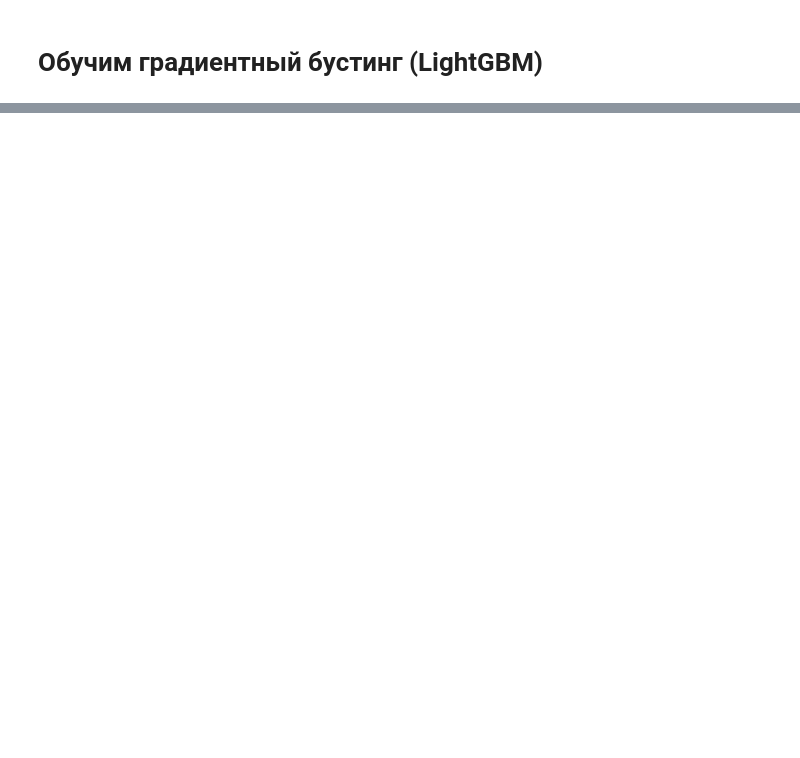
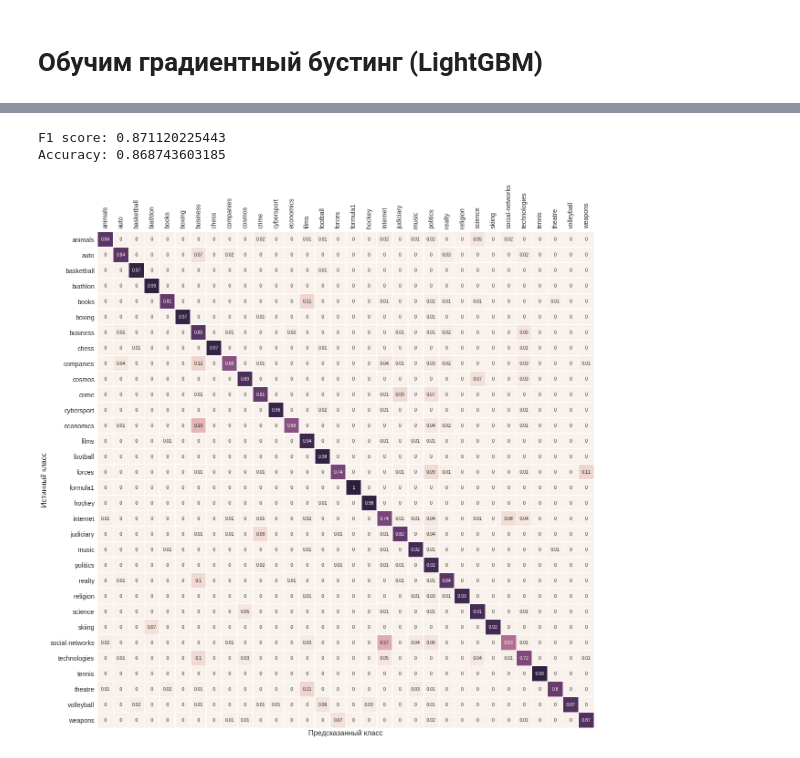
Before and after one commit to yutkin/News-Aggregator, a Jupyter notebook: notebooks/news_classificaiton.ipynb, the cells around one changed output, grey strips where cells are left out. Saved outputs shown, nothing was run; the diff lists cells and outputs as text; code cells hidden in the pictures; blank space fills up the shorter version.

```diff
--- a/notebooks/news_classificaiton.ipynb
+++ b/notebooks/news_classificaiton.ipynb
@@ -413,5 +438,6 @@ batch = create_batch(trainX.text.values, vocabulary)
 bigartm_feats = model.master.transform(batches=[batch])[1]
 top_cols = sorted(saved_top_tokens.keys(), key=lambda x: int(x.split('_')[1]))
 # %%
-# pd.DataFrame(bigartm_feats, columns=top_cols).to_csv('data_bigartm_feats.csv')
-trainX_bigartm = pd.DataFrame(bigartm_feats, columns=top_cols)
+# pd.DataFrame(bigartm_feats, columns=top_cols).to_csv('../data/data_bigartm_feats.csv')
+# trainX_bigartm = pd.DataFrame(bigartm_feats, columns=top_cols)
+trainX_bigartm = pd.read_csv('../data/data_bigartm_feats.csv')
@@ -432,14 +467,14 @@ X_train.shape
 lgb_param = {
     'colsample_bytree': 0.9,
     'is_unbalance': False,
-    'learning_rate': 0.01,
+    'learning_rate': 0.1,
     'max_bin': 255,
     'max_depth': 7,
     'min_child_samples': 10,
     'min_child_weight': 5,
     'min_split_gain': 0,
     'nthread': 4,
-    'num_leaves': 511,
+    'num_leaves': 255,
     'objective': 'multiclass',
     'metric': 'multi_error',
     'is_training_metric': True,
@@ -447,9 +482,9 @@ lgb_param = {
     'reg_alpha': 0,
     'reg_lambda': 0,
     'silent': True,
-    'subsample': 0.8,
+    'subsample': 0.8, #0.8
 }
 # %%
 %%time
 clf = lgb.train(lgb_param, lgb_train, num_boost_round=10000, valid_sets=[lgb_valid],
-            early_stopping_rounds=150, verbose_eval=25)
+            early_stopping_rounds=100, verbose_eval=25)
@@ -456,16 +512,24 @@ clf = lgb.train(lgb_param, lgb_train, num_boost_round=10000, valid_sets=[lgb_val
 # %%
-# clf_prediciton = clf.predict(X_test).argmax(axis=1)
-print('F1 score:', f1_score(y_test, clf_prediciton, average='macro'))
-print('Accuracy:', accuracy_score(y_test, clf_prediciton))
+lgb_prediciton = clf.predict(X_test).argmax(axis=1)
+print('F1 score:', f1_score(y_test, lgb_prediciton, average='macro'))
+print('Accuracy:', accuracy_score(y_test, lgb_prediciton))
 
 # w2v only:
-# F1 score: 0.848992506048
-# Accuracy: 0.8401492087
+# F1 score: 0.848625247727
+# Accuracy: 0.842781896702 26 min
 
 # bigARTM only:
-# F1 score: 0.841717418846
-# Accuracy: 0.835952714008
+# F1 score: 0.825758239533
+# Accuracy: 0.837190144537
 
 # bigARTM + w2v:
-F1 score: 0.872151892589
-Accuracy: 0.864093913711
+# F1 score: 0.871120225443
+# Accuracy: 0.868743603185
+# 51min 7s
+# %% [output]
+F1 score: 0.871120225443
+Accuracy: 0.868743603185
+# %%
+lgb_cm_normalized = plot_confusion_matrix(y_test, lgb_prediciton, le.classes_, 'lgb_bigartm_w2v_confusion_matrix')
+# %% [output]
+[figure, added]
```
Also changed, not shown: parts of 50 cells of this notebook.
